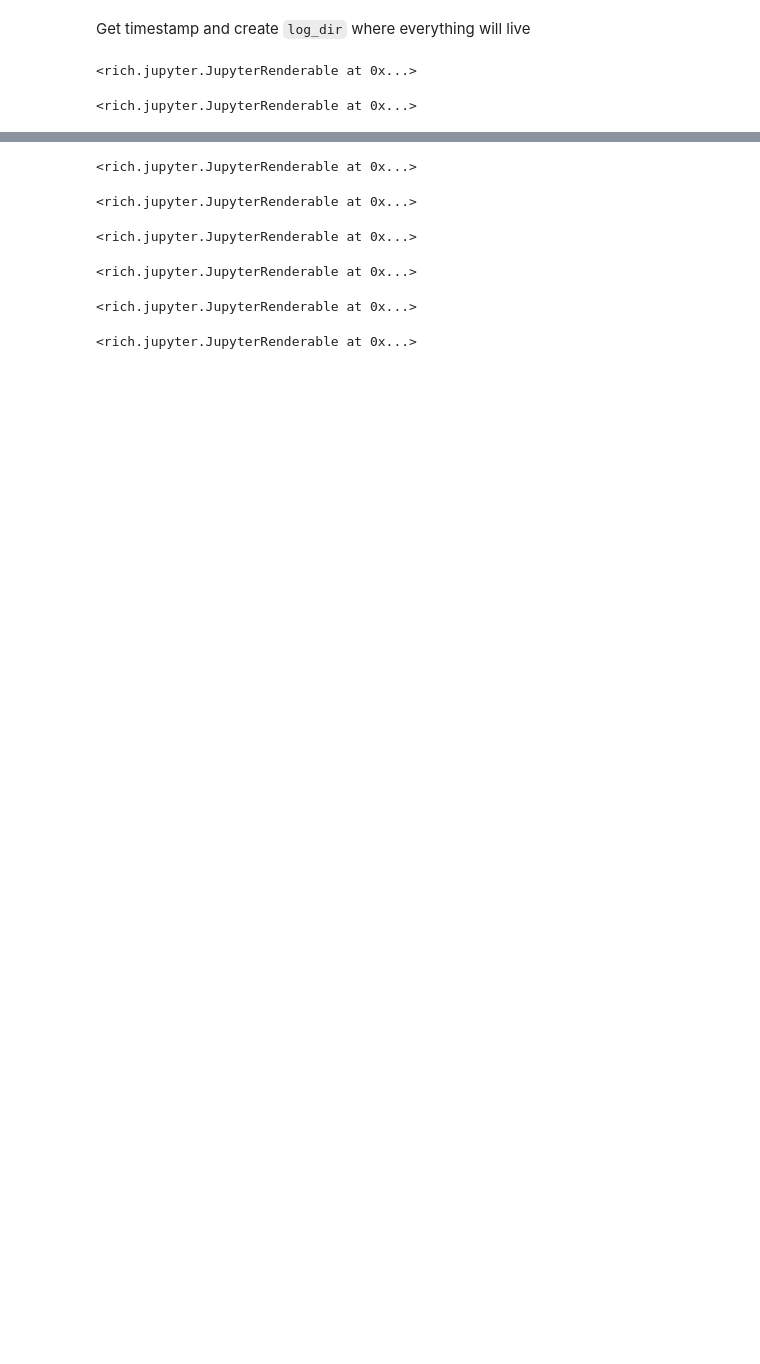
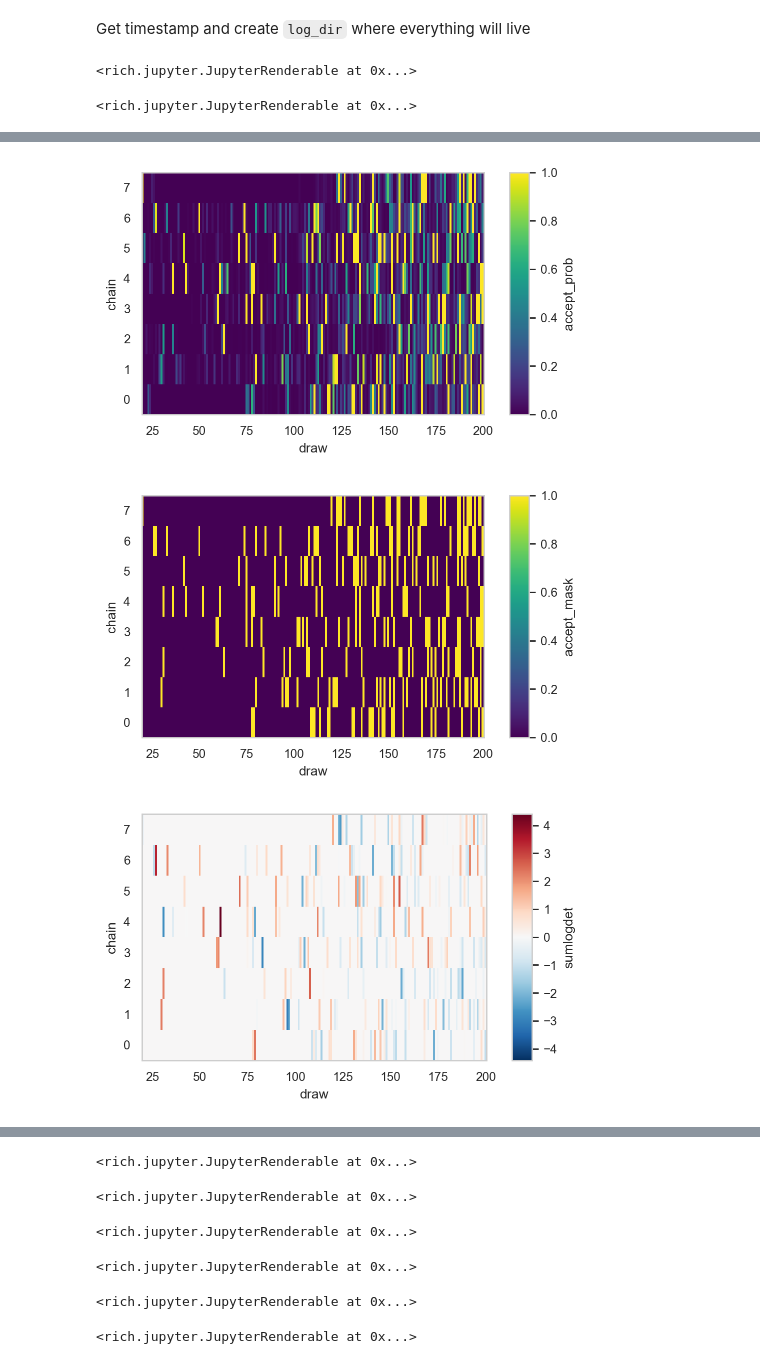
Before and after one commit to saforem2/l2hmc-qcd, a Jupyter notebook: l2hmc-qcd/notebooks/complete_example_2021_01_26.ipynb, the cells around one changed output, grey strips where cells are left out. Saved outputs shown, nothing was run; the diff lists cells and outputs as text; code cells hidden in the pictures; blank space fills up the shorter version.

```diff
--- a/l2hmc-qcd/notebooks/complete_example_2021_01_26.ipynb
+++ b/l2hmc-qcd/notebooks/complete_example_2021_01_26.ipynb
@@ -56,7 +56,7 @@ plt.rc('text', usetex=True)
 
 console = Console(theme=Theme({"repr.number": "#ff79ff"}),
                   force_jupyter=True,
-                  width=300, log_time=True, log_time_format='[%X]')
+                  width=180, log_time=True, log_time_format='[%X]')
 # %% [output]
 The autoreload extension is already loaded. To reload it, use:
   %reload_ext autoreload
@@ -73,11 +73,16 @@ with open(train_configs_file, 'rt') as f:
 configs.update({
     'train_steps': 1000,
     'run_steps': 1000,
-    'save_steps': 100,
-    'logging_steps': 20,
-    'print_steps': 10,
-    'beta_init': 1.,
-    'beta_final': 1.,
+    'save_steps': 500,
+    'logging_steps': 5,
+    'print_steps': 5,
+    'beta_init': 2.,
+    'beta_final': 2.,
+})
+
+configs['dynamics_config'].update({
+    'num_steps': 10,
+    'x_shape': [512, 16, 16, 2],
 })
 
 console.log(configs)
@@ -124,10 +132,10 @@ x_shape = configs.dynamics_config.get('x_shape', None)
 x = tf.random.uniform(x_shape, minval=-np.pi, maxval=np.pi)
 x = tf.reshape(x, (x.shape[0], -1))
 
-x, dynamics, _, configs = train(configs,
-                                x=x, make_plots=True,
-                                num_chains=num_chains_to_plot,
-                                should_track=False)
+x, dynamics, train_data, configs = train(configs,
+                                         x=x, make_plots=False,
+                                         num_chains=num_chains_to_plot,
+                                         should_track=False)
 # %% [output]
 <rich.jupyter.JupyterRenderable at 0x...>
 <rich.jupyter.JupyterRenderable at 0x...>
@@ -144,0 +173,24 @@ x, dynamics, _, configs = train(configs,
+# %%
+from utils.plotting_utils import set_size
+
+to_plot = [
+    'xeps', 'veps',
+    'plaqs', 'p4x4'
+    'loss', 'sumlogdet',
+    'accept_prob', 'accept_mask',
+    'charges', 'dq_int', 'dq_sin',
+]
+
+
+train_dataset = train_data.get_dataset(therm_frac=0.1)
+for key, val in train_dataset.data_vars.items():
+    if key not in to_plot:
+        continue
+
+    val = val[:num_chains_to_plot]
+    fig, ax = plt.subplots(constrained_layout=True, figsize=set_size())
+    _ = val.plot(ax=ax)
+# %% [output]
+[figure, added]
+[figure, added]
+[figure, added]
```
Also changed, not shown: parts of 14 cells of this notebook.
